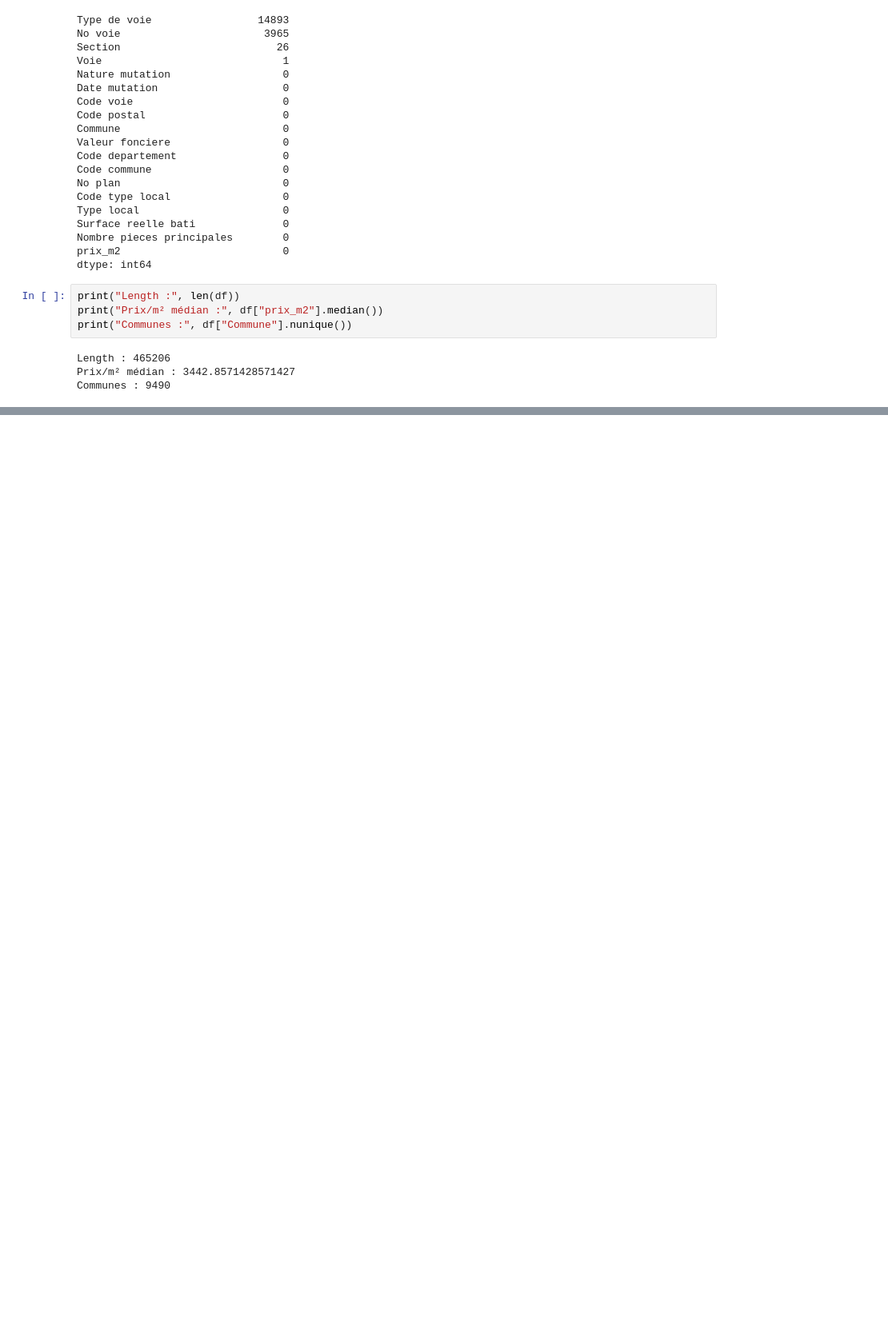
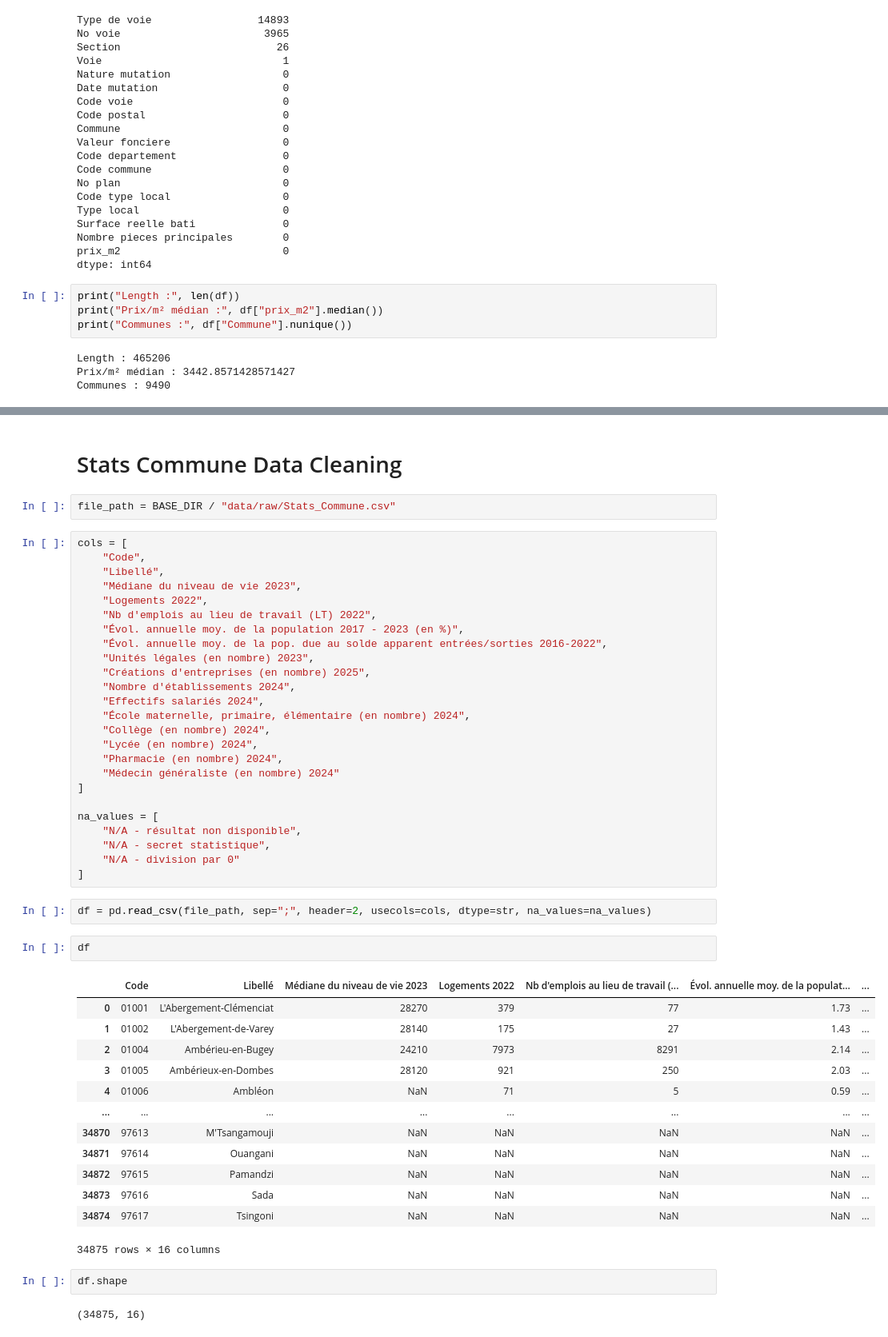
Before and after one commit to DFlorette/real-estate-analysis, a Jupyter notebook: notebooks/02_cleaning.ipynb, the cells around one changed output, grey strips where cells are left out. Shown at 80% size. Saved outputs shown, nothing was run; the diff lists cells and outputs as text; blank space fills up the shorter version.

Commit message:
Data cleaning of new data for the enrichment

```diff
--- a/notebooks/02_cleaning.ipynb
+++ b/notebooks/02_cleaning.ipynb
@@ -366,0 +427,51 @@ df.to_parquet(
+# %% [markdown]
+# Stats Commune Data Cleaning
+# %%
+file_path = BASE_DIR / "data/raw/Stats_Commune.csv"
+# %%
+cols = [
+    "Code",
+    "Libellé",
+    "Médiane du niveau de vie 2023",
+    "Logements 2022",
+    "Nb d'emplois au lieu de travail (LT) 2022",
+    "Évol. annuelle moy. de la population 2017 - 2023 (en %)",
+    "Évol. annuelle moy. de la pop. due au solde apparent entrées/sorties 2016-2022",
+    "Unités légales (en nombre) 2023",
+    "Créations d'entreprises (en nombre) 2025",
+    "Nombre d'établissements 2024",
+    "Effectifs salariés 2024",
+    "École maternelle, primaire, élémentaire (en nombre) 2024",
+    "Collège (en nombre) 2024",
+    "Lycée (en nombre) 2024",
+    "Pharmacie (en nombre) 2024",
+    "Médecin généraliste (en nombre) 2024"
+]
+
+na_values = [
+    "N/A - résultat non disponible",
+    "N/A - secret statistique",
+    "N/A - division par 0"
+]
+# %%
+df = pd.read_csv(file_path, sep=";", header=2, usecols=cols, dtype=str, na_values=na_values)
+# %%
+df
+# %% [output]
+|  | Code | Libellé | Médiane du niveau de vie 2023 | Logements 2022 | Nb d'emplois au lieu de travail (... | Évol. annuelle moy. de la populat... | ... |
+| 0 | 01001 | L'Abergement-Clémenciat | 28270 | 379 | 77 | 1.73 | ... |
+| 1 | 01002 | L'Abergement-de-Varey | 28140 | 175 | 27 | 1.43 | ... |
+| 2 | 01004 | Ambérieu-en-Bugey | 24210 | 7973 | 8291 | 2.14 | ... |
+| 3 | 01005 | Ambérieux-en-Dombes | 28120 | 921 | 250 | 2.03 | ... |
+| 4 | 01006 | Ambléon | NaN | 71 | 5 | 0.59 | ... |
+| ... | ... | ... | ... | ... | ... | ... | ... |
+| 34870 | 97613 | M'Tsangamouji | NaN | NaN | NaN | NaN | ... |
+| 34871 | 97614 | Ouangani | NaN | NaN | NaN | NaN | ... |
+| 34872 | 97615 | Pamandzi | NaN | NaN | NaN | NaN | ... |
+| 34873 | 97616 | Sada | NaN | NaN | NaN | NaN | ... |
+| 34874 | 97617 | Tsingoni | NaN | NaN | NaN | NaN | ... |
+34875 rows × 16 columns
+# %%
+df.shape
+# %% [output]
+(34875, 16)
```
Also changed, not shown: parts of 37 cells of this notebook.
